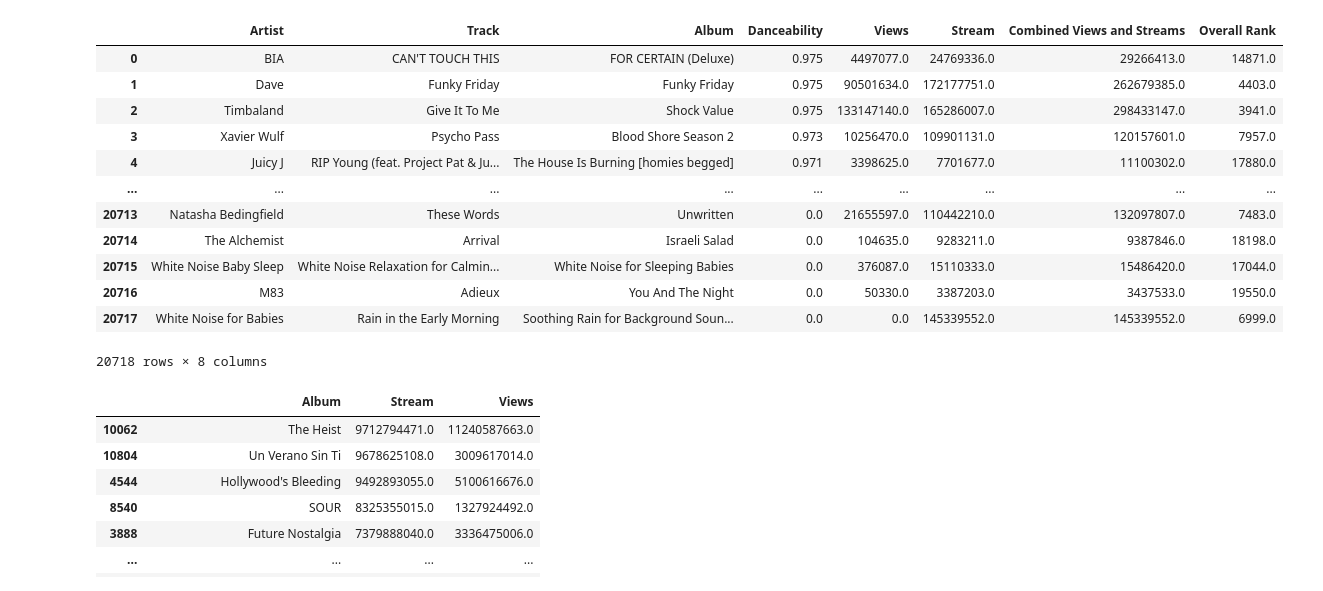
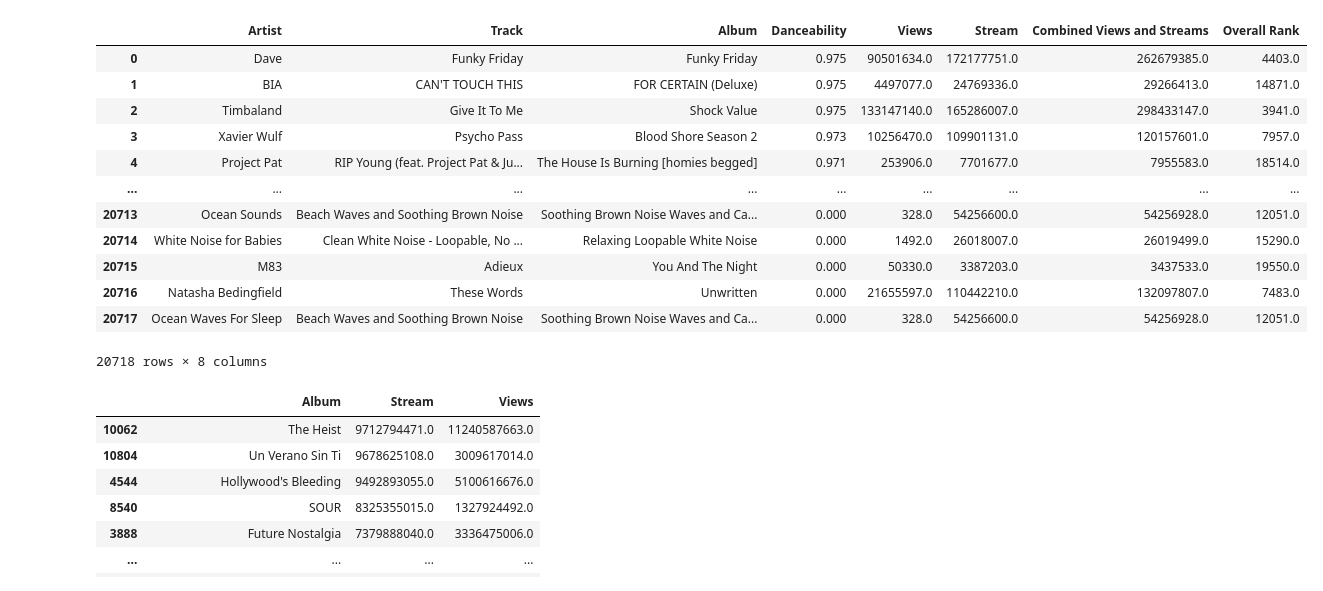
Before and after one commit to keval1051997/spotify-youtube-analysis, a Jupyter notebook: Project Template - Bryan's Edit.ipynb, the cells around one changed output. Saved outputs shown, nothing was run; the diff lists cells and outputs as text; code cells hidden in the pictures.

```diff
--- a/Project Template - Bryan's Edit.ipynb
+++ b/Project Template - Bryan's Edit.ipynb
@@ -99,0 +25,17 @@ sorted_df
+# %%
+#clean DF for analysis and add new columns
+spot_yt_df["Views"] = spot_yt_df["Views"].fillna(0)
+spot_yt_df["Stream"] = spot_yt_df["Stream"].fillna(0)
+spot_yt_df["Danceability"] = spot_yt_df["Danceability"].fillna(0)
+
+# Add "Views" and "Stream" together and create a new column "Combined Data"
+
+spot_yt_df['Combined Views and Streams'] = (spot_yt_df['Stream'] + spot_yt_df['Views'])
+
+
+spot_yt_df['YouTube Rank'] = spot_yt_df['Views'].rank(ascending=False, method='min')
+spot_yt_df['Spotify Rank'] = spot_yt_df['Stream'].rank(ascending=False, method='min')
+spot_yt_df['Overall Rank'] = spot_yt_df['Combined Views and Streams'].rank(ascending=False, method='min')
+
+
+spot_yt_df
@@ -100,25 +156,25 @@ sorted_df
 # %%
 #15 most danceable and streamed on YT and Spot
 #15 most overall popular songs on spot and YT
 #data frame for danceability against popularity - Coble
-dance_pop_df = sorted_df[["Artist", "Track", "Album", "Danceability", "Views", "Stream", "Combined Views and Streams", "Overall Rank"]]
+dance_pop_df = spot_yt_df[["Artist", "Track", "Album", "Danceability", "Views", "Stream", "Combined Views and Streams", "Overall Rank"]]
 
 dance_pop_df = dance_pop_df.sort_values(by=['Danceability'], ascending=[False])
 
 dance_pop_df.reset_index(drop=True)
 # %% [output]
 |  | Artist | Track | Album | Danceability | Views | Stream | Combined Views and Streams | Overall Rank |
-| 0 | BIA | CAN'T TOUCH THIS | FOR CERTAIN (Deluxe) | 0.975 | 4497077.0 | 24769336.0 | 29266413.0 | 14871.0 |
-| 1 | Dave | Funky Friday | Funky Friday | 0.975 | 90501634.0 | 172177751.0 | 262679385.0 | 4403.0 |
+| 0 | Dave | Funky Friday | Funky Friday | 0.975 | 90501634.0 | 172177751.0 | 262679385.0 | 4403.0 |
+| 1 | BIA | CAN'T TOUCH THIS | FOR CERTAIN (Deluxe) | 0.975 | 4497077.0 | 24769336.0 | 29266413.0 | 14871.0 |
 | 2 | Timbaland | Give It To Me | Shock Value | 0.975 | 133147140.0 | 165286007.0 | 298433147.0 | 3941.0 |
 | 3 | Xavier Wulf | Psycho Pass | Blood Shore Season 2 | 0.973 | 10256470.0 | 109901131.0 | 120157601.0 | 7957.0 |
-| 4 | Juicy J | RIP Young (feat. Project Pat & Ju... | The House Is Burning [homies begged] | 0.971 | 3398625.0 | 7701677.0 | 11100302.0 | 17880.0 |
+| 4 | Project Pat | RIP Young (feat. Project Pat & Ju... | The House Is Burning [homies begged] | 0.971 | 253906.0 | 7701677.0 | 7955583.0 | 18514.0 |
 | ... | ... | ... | ... | ... | ... | ... | ... | ... |
-| 20713 | Natasha Bedingfield | These Words | Unwritten | 0.0 | 21655597.0 | 110442210.0 | 132097807.0 | 7483.0 |
-| 20714 | The Alchemist | Arrival | Israeli Salad | 0.0 | 104635.0 | 9283211.0 | 9387846.0 | 18198.0 |
-| 20715 | White Noise Baby Sleep | White Noise Relaxation for Calmin... | White Noise for Sleeping Babies | 0.0 | 376087.0 | 15110333.0 | 15486420.0 | 17044.0 |
-| 20716 | M83 | Adieux | You And The Night | 0.0 | 50330.0 | 3387203.0 | 3437533.0 | 19550.0 |
-| 20717 | White Noise for Babies | Rain in the Early Morning | Soothing Rain for Background Soun... | 0.0 | 0.0 | 145339552.0 | 145339552.0 | 6999.0 |
+| 20713 | Ocean Sounds | Beach Waves and Soothing Brown Noise | Soothing Brown Noise Waves and Ca... | 0.000 | 328.0 | 54256600.0 | 54256928.0 | 12051.0 |
+| 20714 | White Noise for Babies | Clean White Noise - Loopable, No ... | Relaxing Loopable White Noise | 0.000 | 1492.0 | 26018007.0 | 26019499.0 | 15290.0 |
+| 20715 | M83 | Adieux | You And The Night | 0.000 | 50330.0 | 3387203.0 | 3437533.0 | 19550.0 |
+| 20716 | Natasha Bedingfield | These Words | Unwritten | 0.000 | 21655597.0 | 110442210.0 | 132097807.0 | 7483.0 |
+| 20717 | Ocean Waves For Sleep | Beach Waves and Soothing Brown Noise | Soothing Brown Noise Waves and Ca... | 0.000 | 328.0 | 54256600.0 | 54256928.0 | 12051.0 |
 20718 rows × 8 columns
 # %%
 #album with the most streams on spot - Paulin
```
Also changed, not shown: parts of 6 cells of this notebook.
